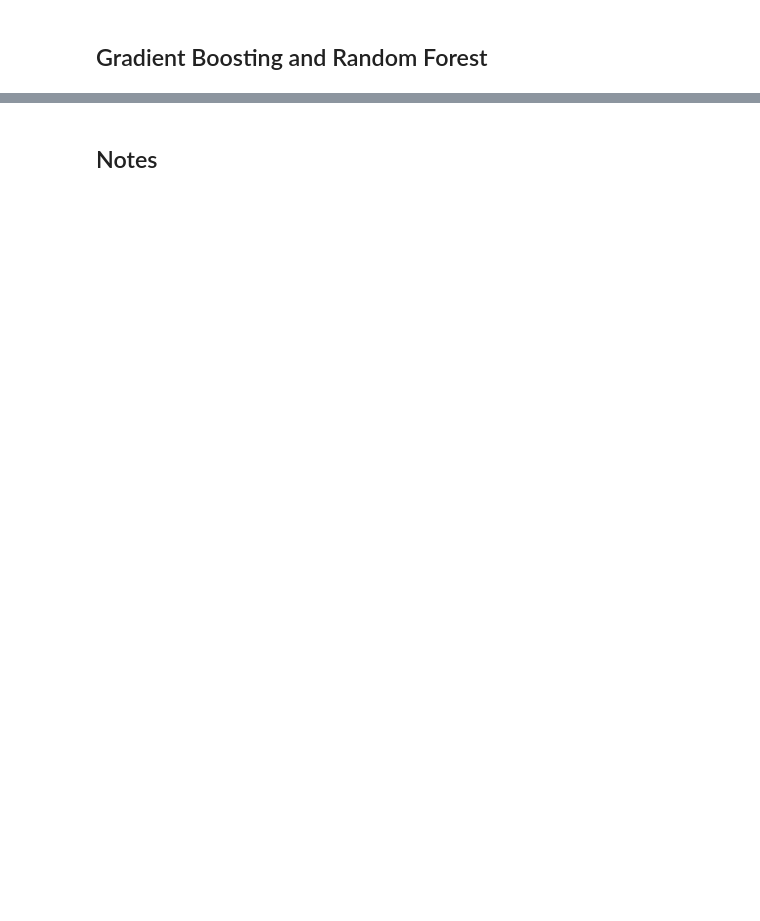
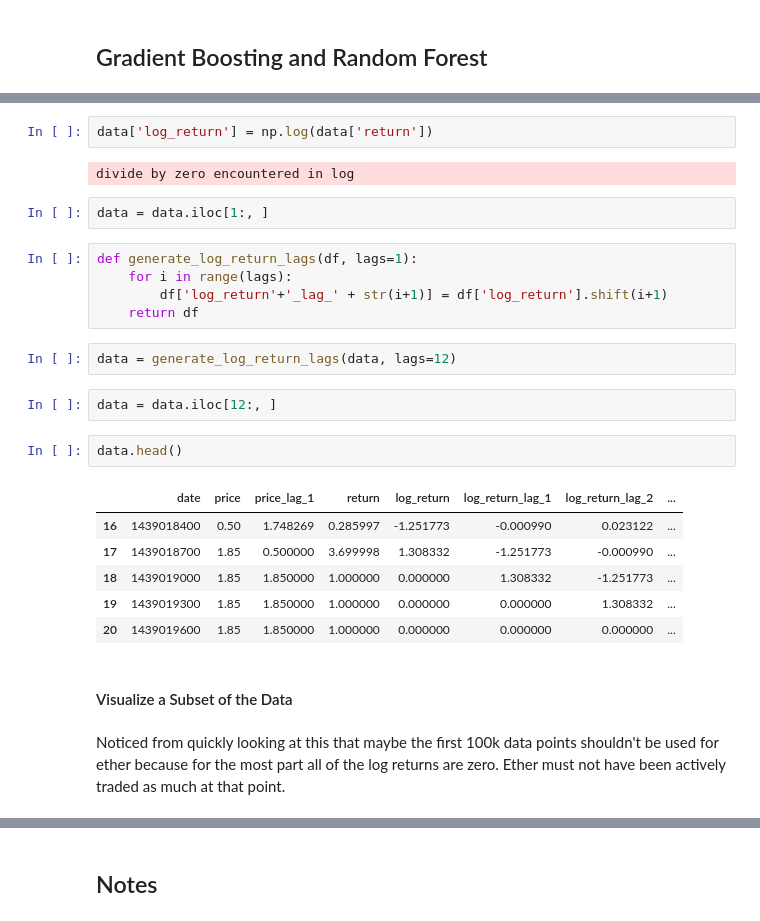
Before and after one commit to jeffbruce/time-series, a Jupyter notebook: crypto/crypto_exploration.ipynb, the cells around one changed output, grey strips where cells are left out. Cells and saved outputs as stored; diff of their text form; blank space fills up the shorter version.

```diff
--- a/crypto/crypto_exploration.ipynb
+++ b/crypto/crypto_exploration.ipynb
@@ -278,0 +293,28 @@ def get_lag_features(df, lags=1):
+# %%
+data['log_return'] = np.log(data['return'])
+# %% [output]
+divide by zero encountered in log
+# %%
+data = data.iloc[1:, ]
+# %%
+def generate_log_return_lags(df, lags=1):
+    for i in range(lags):
+        df['log_return'+'_lag_' + str(i+1)] = df['log_return'].shift(i+1)
+    return df
+# %%
+data = generate_log_return_lags(data, lags=12)
+# %%
+data = data.iloc[12:, ]
+# %%
+data.head()
+# %% [output]
+|  | date | price | price_lag_1 | return | log_return | log_return_lag_1 | log_return_lag_2 | ... |
+| 16 | 1439018400 | 0.50 | 1.748269 | 0.285997 | -1.251773 | -0.000990 | 0.023122 | ... |
+| 17 | 1439018700 | 1.85 | 0.500000 | 3.699998 | 1.308332 | -1.251773 | -0.000990 | ... |
+| 18 | 1439019000 | 1.85 | 1.850000 | 1.000000 | 0.000000 | 1.308332 | -1.251773 | ... |
+| 19 | 1439019300 | 1.85 | 1.850000 | 1.000000 | 0.000000 | 0.000000 | 1.308332 | ... |
+| 20 | 1439019600 | 1.85 | 1.850000 | 1.000000 | 0.000000 | 0.000000 | 0.000000 | ... |
+# %% [markdown]
+#### Visualize a Subset of the Data
+# %% [markdown]
+Noticed from quickly looking at this that maybe the first 100k data points shouldn't be used for ether because for the most part all of the log returns are zero.  Ether must not have been actively traded as much at that point.
```
Also changed, not shown: parts of 25 cells of this notebook.
